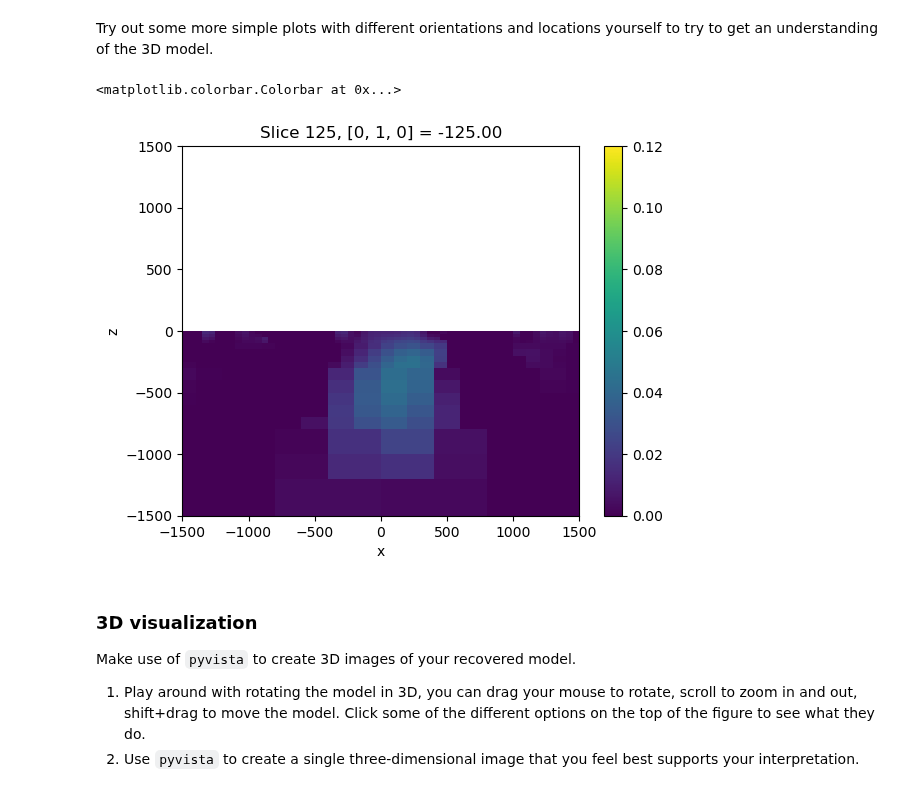
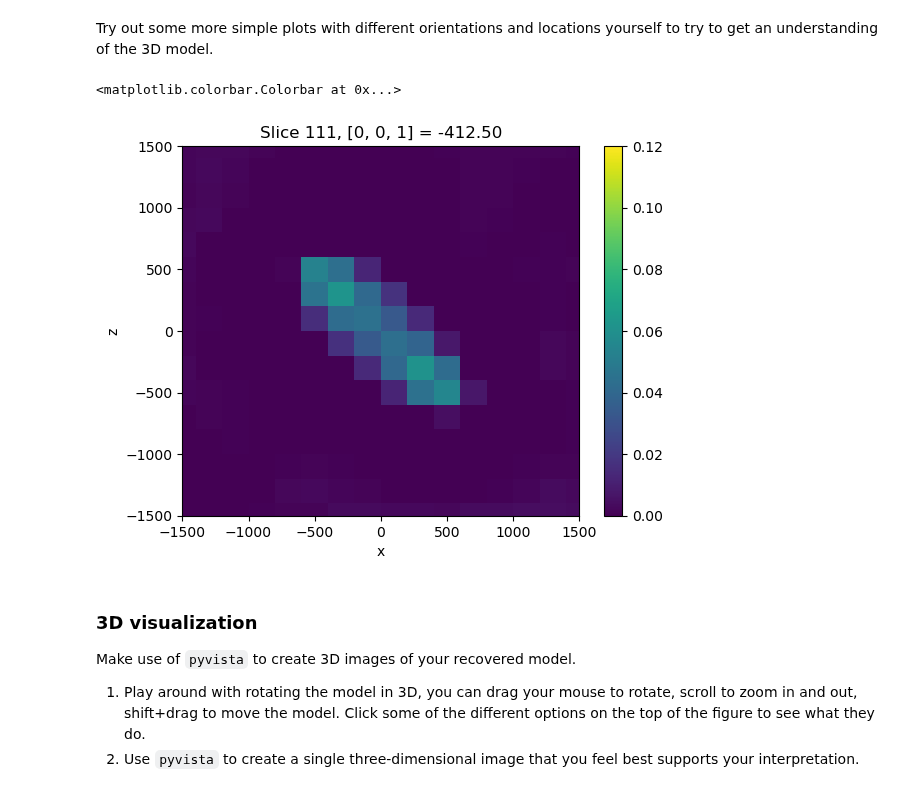
Before and after one commit to lillian-hanson/gpgn-318-328-notebooks, a Jupyter notebook: Labs/magnetics/14-lab-work.ipynb, the cells around one changed output. Cells and saved outputs as stored; diff of their text form; code cells hidden in the pictures.

```diff
--- a/Labs/magnetics/14-lab-work.ipynb
+++ b/Labs/magnetics/14-lab-work.ipynb
@@ -155,14 +155,14 @@ plt.colorbar(im)
 Try out some more simple plots with different orientations and locations yourself to try to get an understanding of the 3D model.
 # %%
 ax = plt.subplot(111)
-im, = mesh.plot_slice(model, slice_loc=-100, normal='y', clim=[0, 0.12], ax=ax)
+im, = mesh.plot_slice(model, slice_loc=-400, normal='z', clim=[0, 0.12], ax=ax)
 #im.set_cmap('gist_stern')
 ax.set_xlim([-1500, 1500])
 ax.set_ylim([-1500, 1500])
 plt.colorbar(im)
 # %% [output]
 <matplotlib.colorbar.Colorbar at 0x...>
-[figure, old version]
+[figure, new version]
 # %% [markdown]
 ### 3D visualization
 Make use of `pyvista` to create 3D images of your recovered model.
```
Also changed, not shown: parts of 9 cells of this notebook.
